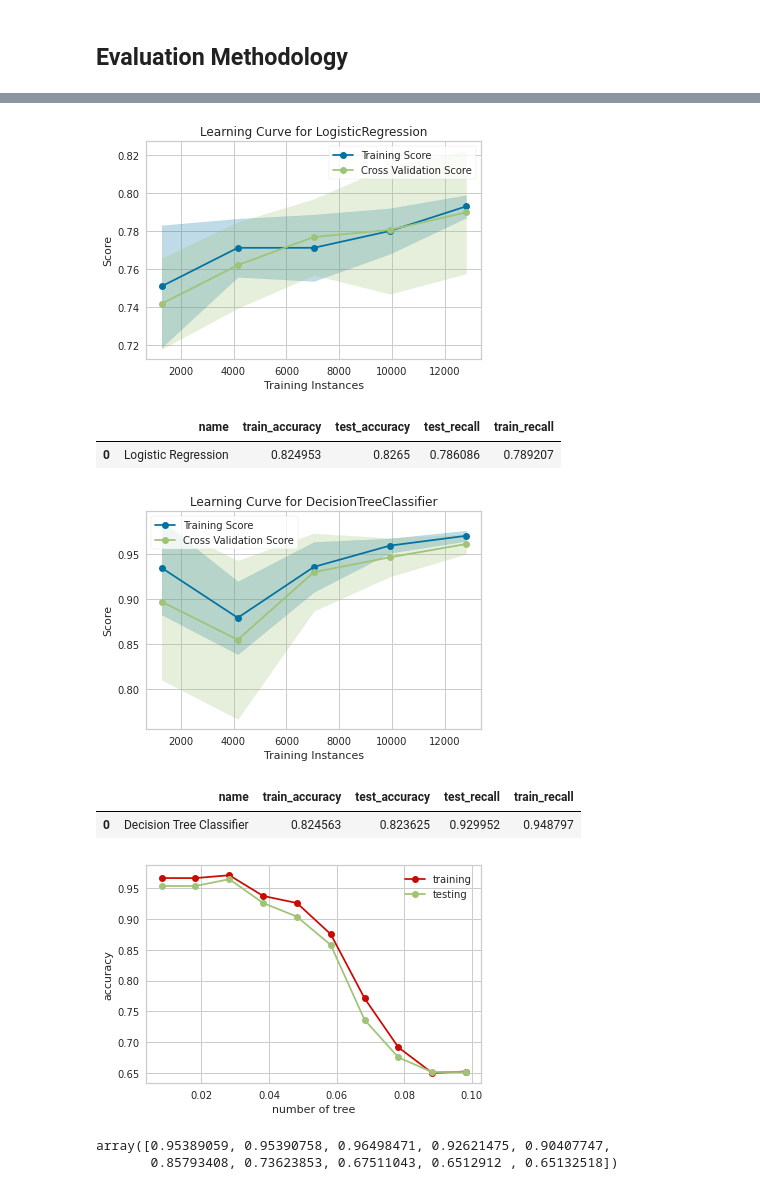
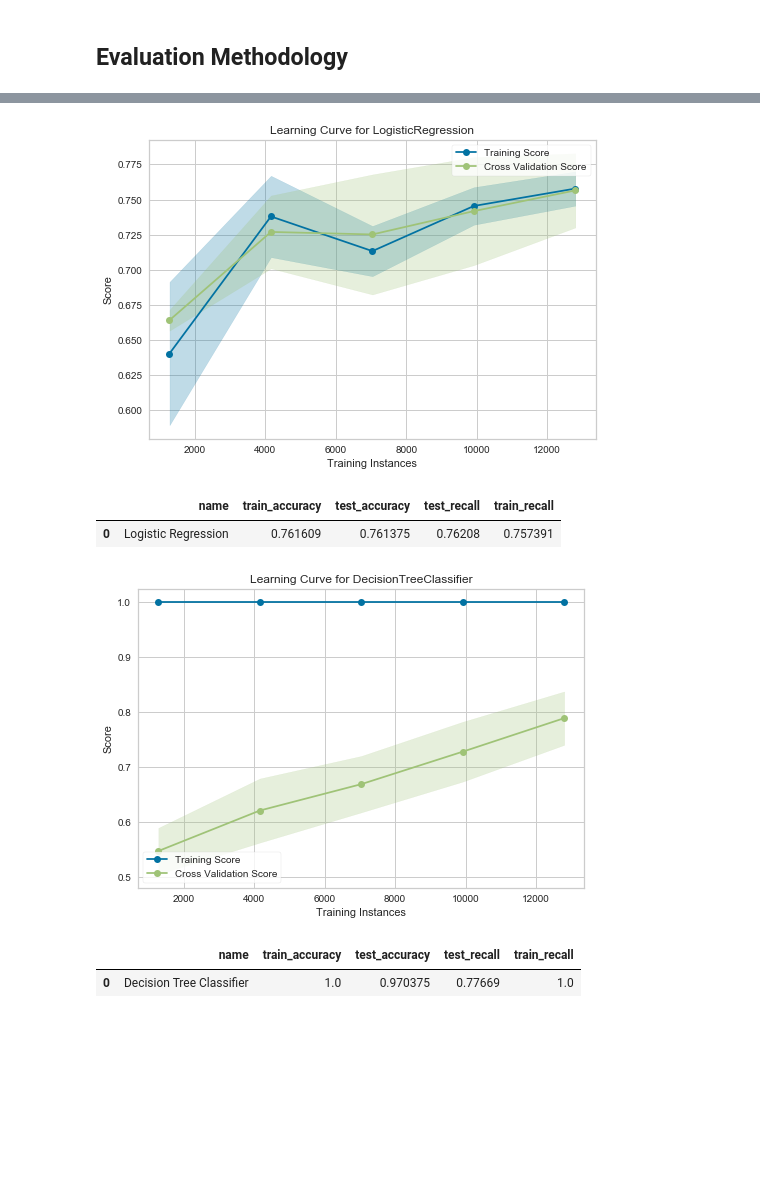
Before and after one commit to zhuofan-16/Machine_Failure_Prediction, a Jupyter notebook: Machine_Classification.ipynb, the cells around one changed output, grey strips where cells are left out. Cells and saved outputs as stored; diff of their text form; code cells hidden in the pictures; blank space fills up the shorter version.

```diff
--- a/Machine_Classification.ipynb
+++ b/Machine_Classification.ipynb
@@ -307,5 +303,5 @@ sns.countplot(data=machineDf[machineDf['Machine Status']>0],x='Quality')
 # %%
-machineDf=machineDf.drop('Product ID',axis=1)
+machineDf=machineDf.drop(['Product ID','Rotation Speed (rpm)'],axis=1)
 # %% [markdown]
 ## Data-Processing
 # %% [markdown]
@@ -347,8 +343,8 @@ categorical_transformers = Pipeline([
     ('One Hot Encoder', OneHotEncoder(handle_unknown='ignore'))
 ])
 data_preprocessing = ColumnTransformer([
-    ('Preprocess Numerical Features', quantitativeTransformer, [0,1,2,3,4]),
-       ('Preprocess Categorical Features', categorical_transformers, [5])
+    ('Preprocess Numerical Features', quantitativeTransformer, [0,1,2,3]),
+       ('Preprocess Categorical Features', categorical_transformers, [4])
 ])
 # %%
 from sklearn.base import BaseEstimator, TransformerMixin
@@ -381,8 +377,7 @@ from sklearn.experimental import enable_iterative_imputer
 from sklearn.impute import IterativeImputer
 from sklearn.ensemble import RandomForestRegressor, RandomForestClassifier
 categorical = ['Quality']
-numerical = ['Ambient T (C)', 'Process T (C)',
-       'Rotation Speed (rpm)', 'Torque (Nm)', 'Tool Wear (min)']
+numerical = ['Ambient T (C)', 'Process T (C)', 'Torque (Nm)', 'Tool Wear (min)']
 
 
 
@@ -390,7 +385,7 @@ num_imp=Pipeline([
  ('num_selector', ColumnSelector('numerical')),
  ('Imputation',IterativeImputer(estimator=RandomForestRegressor(n_jobs=-1),
                            initial_strategy='mean',
-                           max_iter=4,skip_complete=True ,random_state=0)),
+                           max_iter=3,skip_complete=True ,random_state=0)),
 ])
 
 cat_imp=Pipeline([
@@ -398,7 +393,7 @@ cat_imp=Pipeline([
      ('One Hot Encoder1', OrdinalEncoder ()),
      ('Imputation',IterativeImputer(estimator=RandomForestClassifier(n_jobs=-1),
                            initial_strategy='most_frequent',
-                           max_iter=4,skip_complete=True,random_state=0)),
+                           max_iter=3,skip_complete=True,random_state=0)),
 ])
 
 
@@ -534,7 +486,7 @@ baseline = imbpipeline([
 
     ('Imputation',preproc),
     ('DF Converter',DfConverter()),
-    ('SMOTE NC Oversampling',SMOTENC(categorical_features=colselect,n_jobs=1)),
+    ('SMOTE NC Oversampling',SMOTENC(categorical_features=colselect,n_jobs=-1)),
     ('DF Converter1',DfConverter()),
     ('Data Preprocessing', data_preprocessing),
     ('Model', DummyClassifier())
@@ -561,46 +513,38 @@ lg = imbpipeline([
 record,current,lr=scoreModel(lg,x_train,y_train,"Logistic Regression",record)
 current
 # %% [output]
-[figure, old version]
+[figure, new version]
 |  | name | train_accuracy | test_accuracy | test_recall | train_recall |
-| 0 | Logistic Regression | 0.824953 | 0.8265 | 0.786086 | 0.789207 |
+| 0 | Logistic Regression | 0.761609 | 0.761375 | 0.76208 | 0.757391 |
 # %%
 
 DeciTree = imbpipeline([
 ('Imputation',preproc),
     ('DF Converter',DfConverter()),
     ('SMOTE NC Oversampling',SMOTENC(categorical_features=colselect,n_jobs=-1)),
     ('DF Converter1',DfConverter()),
     ('Data Preprocessing', data_preprocessing),
-    ('Custom Selector',customSelector()),
-    ('model', DecisionTreeClassifier(ccp_alpha=0.03527))
+    ('model', DecisionTreeClassifier())
 ])
 
 
 record,current,lr=scoreModel(DeciTree,x_train,y_train,"Decision Tree Classifier",record=record)
 current
 # %% [output]
-[figure, old version]
+[figure, new version]
 |  | name | train_accuracy | test_accuracy | test_recall | train_recall |
-| 0 | Decision Tree Classifier | 0.824563 | 0.823625 | 0.929952 | 0.948797 |
+| 0 | Decision Tree Classifier | 1.0 | 0.970375 | 0.77669 | 1.0 |
 # %%
 
 
-from sklearn.model_selection import validation_curve
-pr=np.arange(0.00827,0.1,0.01)
-train_score,test_score = validation_curve(DeciTree,x_train,y_train,param_name='model__ccp_alpha',param_range=pr,cv=StratifiedKFold(n_splits = 5, shuffle = True, random_state = 0,),scoring='recall')
-train_score =  np.mean(train_score,axis=1)
-test_score = np.mean(test_score,axis=1)
-plt.plot(pr,train_score,'o-',color = 'r',label = 'training')
-plt.plot(pr,test_score,'o-',color = 'g',label = 'testing')
-plt.legend(loc='best')
-plt.xlabel('number of tree')
-plt.ylabel('accuracy')
-plt.show()
+# from sklearn.model_selection import validation_curve
+# pr=np.arange(0.00827,0.1,0.01)
+# train_score,test_score = validation_curve(DeciTree,x_train,y_train,param_name='model__ccp_alpha',param_range=pr,cv=StratifiedKFold(n_splits = 5, shuffle = True, random_state = 0,),scoring='recall')
+# train_score =  np.mean(train_score,axis=1)
+# test_score = np.mean(test_score,axis=1)
+# plt.plot(pr,train_score,'o-',color = 'r',label = 'training')
+# plt.plot(pr,test_score,'o-',color = 'g',label = 'testing')
+# plt.legend(loc='best')
+# plt.xlabel('number of tree')
+# plt.ylabel('accuracy')
+# plt.show()
-# %% [output]
-[figure, removed]
-# %%
-test_score
-# %% [output]
-array([0.95389059, 0.95390758, 0.96498471, 0.92621475, 0.90407747,
-       0.85793408, 0.73623853, 0.67511043, 0.6512912 , 0.65132518])
```
Also changed, not shown: parts of 29 cells of this notebook.
